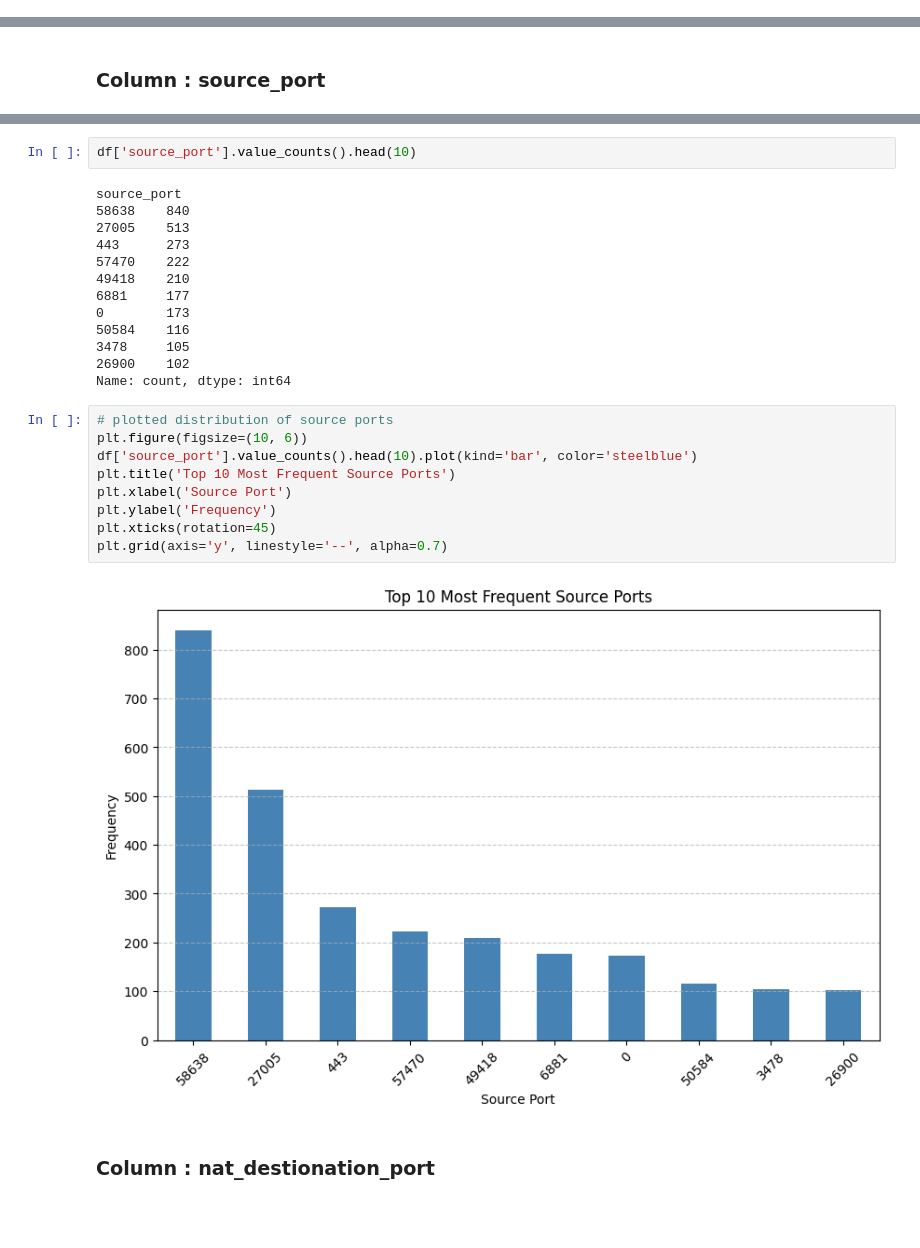
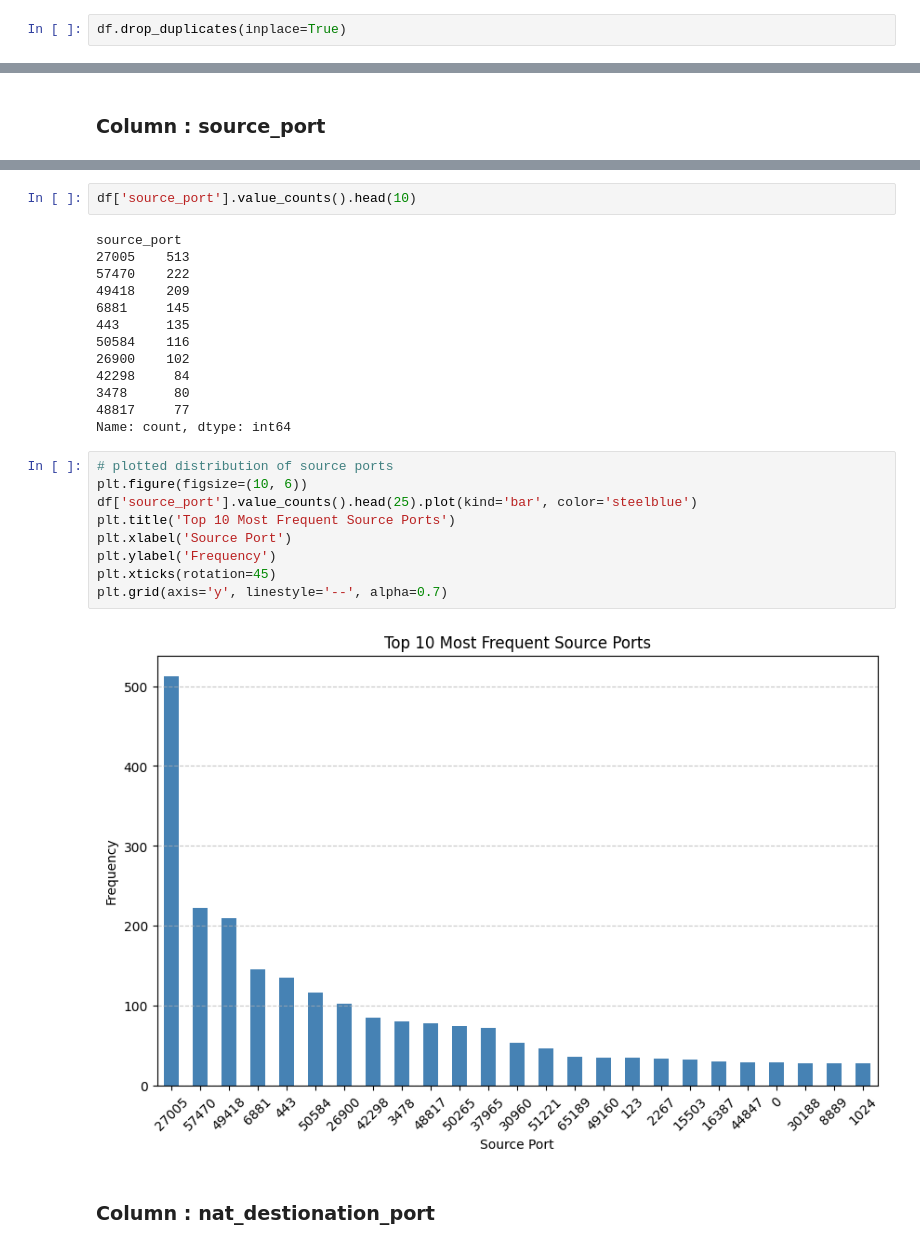
Before and after one commit to SHIRSENDU-KONER/internet-firewall-threat-detection-api, a Jupyter notebook: notebooks/eda.ipynb, the cells around one changed output, grey strips where cells are left out. Cells and saved outputs as stored; diff of their text form; blank space fills up the shorter version.

```diff
--- a/notebooks/eda.ipynb
+++ b/notebooks/eda.ipynb
@@ -160,0 +185,2 @@ df.head()
+# %%
+df.drop_duplicates(inplace=True)
@@ -249,28 +295,28 @@ Name: source_port, dtype: float64
 df['source_port'].value_counts().head(10)
 # %% [output]
 source_port
-58638    840
 27005    513
-443      273
 57470    222
-49418    210
-6881     177
-0        173
+49418    209
+6881     145
+443      135
 50584    116
-3478     105
 26900    102
+42298     84
+3478      80
+48817     77
 Name: count, dtype: int64
 # %%
 # plotted distribution of source ports
 plt.figure(figsize=(10, 6))
-df['source_port'].value_counts().head(10).plot(kind='bar', color='steelblue')
+df['source_port'].value_counts().head(25).plot(kind='bar', color='steelblue')
 plt.title('Top 10 Most Frequent Source Ports')
 plt.xlabel('Source Port')
 plt.ylabel('Frequency')
 plt.xticks(rotation=45)
 plt.grid(axis='y', linestyle='--', alpha=0.7)
 # %% [output]
-[figure, old version]
+[figure, new version]
 # %% [markdown]
 ### Column : nat_destionation_port
 # %%
```
Also changed, not shown: parts of 73 cells of this notebook, 5 other files.
